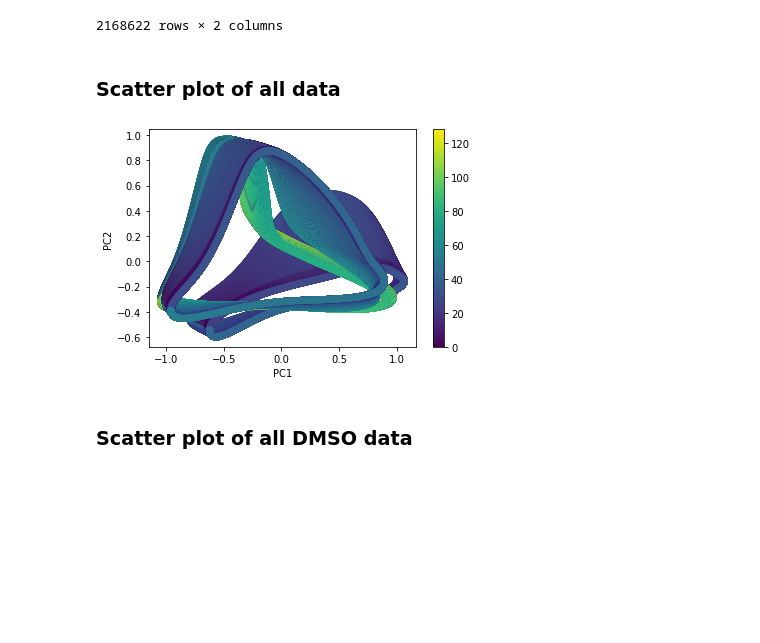
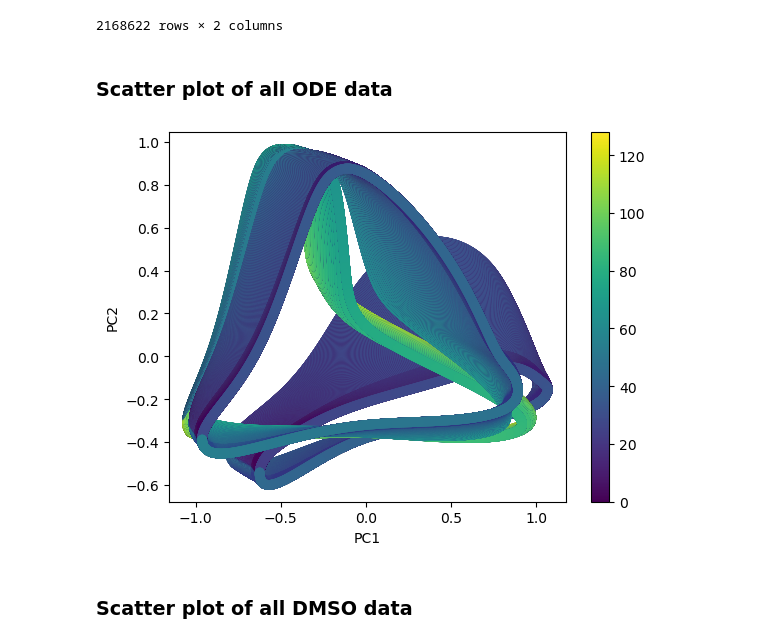
Before and after one commit to QuLab-VU/ECM_cell_cycle_model, a Jupyter notebook: model_analysis_victoria/PCA_analysis.ipynb, the cells around one changed output. Saved outputs shown, nothing was run; the diff lists cells and outputs as text; code cells hidden in the pictures; blank space fills up the shorter version.

```diff
--- a/model_analysis_victoria/PCA_analysis.ipynb
+++ b/model_analysis_victoria/PCA_analysis.ipynb
@@ -63,7 +95,7 @@ array([   0,    1,    2, 2282, 2283, 2284, 2285, 2286, 2287, 4567, 4568])
 pca = PCA(n_components = 2)
 
 # use the pca on the data (without the time column)
-principalComponents = pca.fit_transform(prot_tmp.iloc[:,1:])
+principalComponents = pca.fit_transform(prot_tmp_ODE.iloc[:,1:])
 
 # add results to a dataframe
 principal = pd.DataFrame(data = principalComponents, columns = ['principal component 1', 'principal component 2'])
@@ -103,31 +137,31 @@ plt.show()
 data_DMSO = pd.DataFrame()
 data_ERL = pd.DataFrame()
 
-for i in range(0,len(filenames)):
-    if "dmso" in filenames[i]:
-        prot_tmp = pd.read_csv(filenames[i], sep=",").drop(columns='Unnamed: 0')
-        upper_range = round(len(prot_tmp)*0.01,2)
-        time = np.linspace(0,upper_range-0.01,len(prot_tmp))
-        prot_tmp.insert(0,'Time',time)
+for i in range(0,len(filenames_ODE)):
+    if "dmso" in filenames_ODE[i]:
+        prot_tmp_ODE = pd.read_csv(filenames_ODE[i], sep=",").drop(columns='Unnamed: 0')
+        upper_range = round(len(prot_tmp_ODE)*0.01,2)
+        time = np.linspace(0,upper_range-0.01,len(prot_tmp_ODE))
+        prot_tmp_ODE.insert(0,'Time',time)
 
         if data_DMSO.empty:
-            data_DMSO = prot_tmp
+            data_DMSO = prot_tmp_ODE
         else:
-            data_DMSO = pd.concat([data_DMSO, prot_tmp], axis=0)
+            data_DMSO = pd.concat([data_DMSO, prot_tmp_ODE], axis=0)
     else:
-        prot_tmp = pd.read_csv(filenames[i], sep=",").drop(columns='Unnamed: 0')
-        upper_range = round(len(prot_tmp)*0.01,2)
-        time = np.linspace(0,upper_range-0.01,len(prot_tmp))
-        prot_tmp.insert(0,'Time',time)
+        prot_tmp_ODE = pd.read_csv(filenames_ODE[i], sep=",").drop(columns='Unnamed: 0')
+        upper_range = round(len(prot_tmp_ODE)*0.01,2)
+        time = np.linspace(0,upper_range-0.01,len(prot_tmp_ODE))
+        prot_tmp_ODE.insert(0,'Time',time)
 
         if data_ERL.empty:
-            data_ERL = prot_tmp
+            data_ERL = prot_tmp_ODE
         else:
-            data_ERL = pd.concat([data_ERL, prot_tmp], axis=0)
+            data_ERL = pd.concat([data_ERL, prot_tmp_ODE], axis=0)
 # %%
 # All data together
-data = pd.concat([data_DMSO, data_ERL], axis=0)
-data
+data_ODE = pd.concat([data_DMSO, data_ERL], axis=0)
+data_ODE
 # %% [output]
 |  | Time | skp2 | p21 | pp21 | cdh1 | myc | cycD | cycD-p21 | Rb | pRb | E2F | ... |
 | 0 | 0.00 | 0.062686 | 0.128380 | 0.033440 | 0.022245 | 0.64583 | 0.19188 | 0.050024 | 0.50889 | 0.31501 | 0.019592 | ... |
@@ -144,7 +178,7 @@ data
 2168622 rows × 19 columns
 # %%
 # use the pca on all the data (without the time column)
-principalComponents = pca.fit_transform(data.iloc[:,1:])
+principalComponents = pca.fit_transform(data_ODE.iloc[:,1:])
 
 # add results to a dataframe
 principal = pd.DataFrame(data = principalComponents, columns = ['principal component 1', 'principal component 2'])
@@ -164,18 +198,18 @@ principal
 | 2168621 | -0.961234 | -0.387540 |
 2168622 rows × 2 columns
 # %% [markdown]
-### Scatter plot of all data
+### Scatter plot of all ODE data
 # %%
 # Scatterplot of all PCA results, color corresponds to time
 
-fig = plt.scatter(principal.iloc[:, 0], principal.iloc[:, 1], c=data['Time'])
+fig = plt.scatter(principal.iloc[:, 0], principal.iloc[:, 1], c=data_ODE['Time'])
 plt.colorbar(fig)
 plt.xlabel('PC1')
 plt.ylabel('PC2')
 plt.savefig('PCA_fig.png')
 plt.show()
 # %% [output]
-[figure, old version]
+[figure, new version]
 # %% [markdown]
 ### Scatter plot of all DMSO data
 # %%
```
Also changed, not shown: parts of 29 cells of this notebook, 2 other files.
